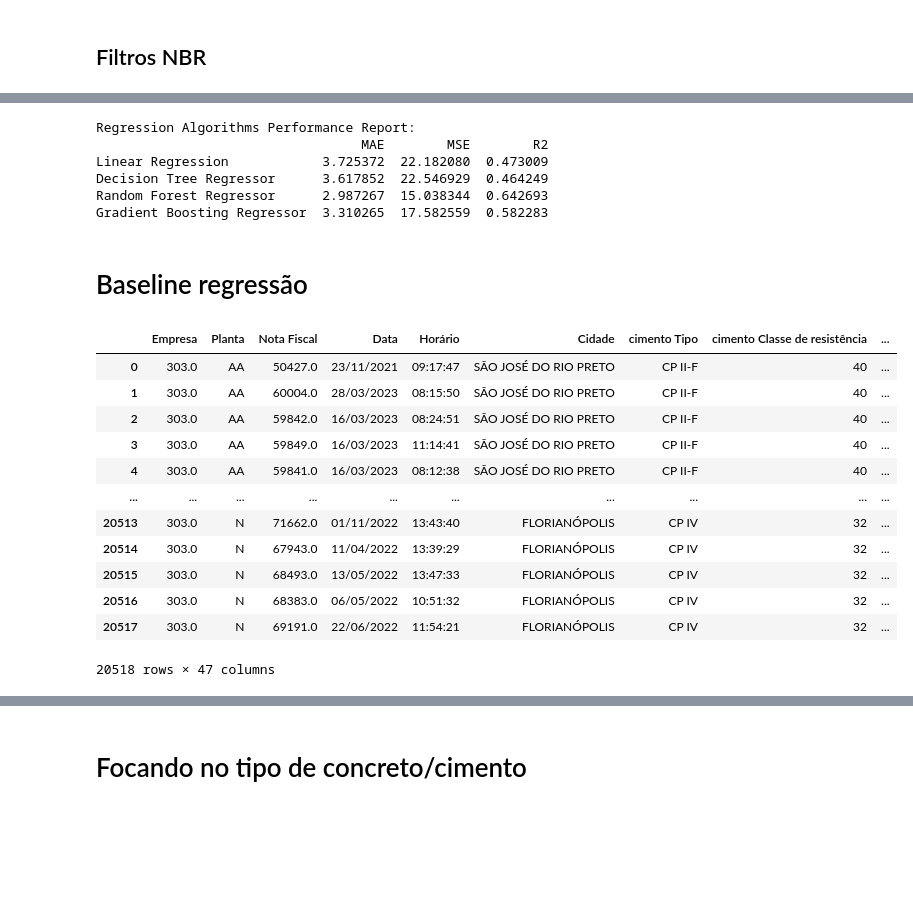
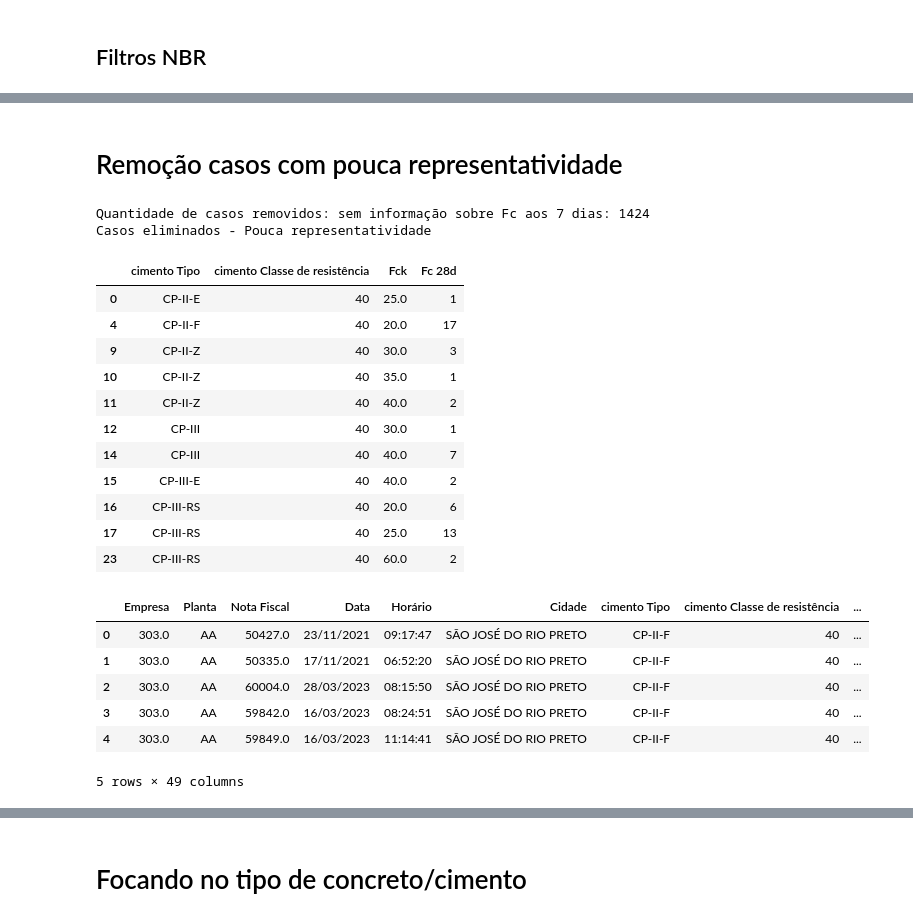
Before and after one commit to arthurhirez/EMBRAPII-Concreto, a Jupyter notebook: Concreto_Pipeline.ipynb, the cells around one changed output, grey strips where cells are left out. Cells and saved outputs as stored; diff of their text form; code cells hidden in the pictures; blank space fills up the shorter version.

```diff
--- a/Concreto_Pipeline.ipynb
+++ b/Concreto_Pipeline.ipynb
@@ -141,7 +86,7 @@ def preprocess_data(data, params_filter, verbose = True):
 # Cria variável 'A/C', converte tipos, aplica filtros que estão nos parâmetros (valores < que)
 df_traco_processed = preprocess_data(data = df_concreto_traco,
                                      params_filter = {},
-                                     verbose = True)
+                                     verbose = False)
 
 df_traco_processed.head()
 # %% [output]
@@ -247,8 +102,9 @@ instances_per_class[instances_per_class['Fck'] > 10].reset_index()
 # %%
 # Remove de acordo com parâmetros, aPlica filtros da norma (fator a/c, resistencia esperada,etc)
 df_traco_processed_NBR = apply_standardization_filter(data = df_traco_processed,
-                                                      remove_params = {})
+                                                      remove_params = {},
+                                                      regression = False)
 
-df_traco_processed_NBR
+df_traco_processed_NBR.head()
 # %% [output]
 Instâncias eliminadas devido não conformidade NBR6118:2023 (relação água/cimento):         15845
@@ -269,38 +118,42 @@ Instâncias eliminadas devido não conformidade resistência especificada:
-# %%
-run_regression_CV(data = df_traco_processed_NBR,
-               drop_columns =  ID_columns + FCK_columns,
-               target = 'Fc 28d')
-# %% [output]
-Regression Algorithms Performance Report:
-                                  MAE        MSE        R2
-Linear Regression            3.725372  22.182080  0.473009
-Decision Tree Regressor      3.617852  22.546929  0.464249
-Random Forest Regressor      2.987267  15.038344  0.642693
-Gradient Boosting Regressor  3.310265  17.582559  0.582283
-# %% [markdown]
-# Baseline regressão
+# %% [markdown]
+# Remoção casos com pouca representatividade
 # %%
-instances_per_class = df_traco_processed_NBR.groupby(['cimento Tipo', 'cimento Classe de resistência', 'Fck']).count()['Fc 28d'].reset_index()
+print(f"Quantidade de casos removidos: sem informação sobre Fc aos 7 dias: {len(df_traco_processed_NBR[df_traco_processed_NBR['Fc 7d'] == 0])}")
+df_traco_processed_fc = df_traco_processed_NBR[df_traco_processed_NBR['Fc 7d'] != 0]
+
+instances_per_class = df_traco_processed_fc.groupby(['cimento Tipo', 'cimento Classe de resistência', 'Fck']).count()['Fc 28d'].reset_index()
+
+print('Casos eliminados - Pouca representatividade')
+display(instances_per_class[instances_per_class['Fc 28d'] < 30].sort_values(by = ['cimento Tipo', 'Fck']))
 
 keep_instances = instances_per_class[instances_per_class['Fc 28d'] > 30].reset_index()
 
-df_traco_processed_NBR = df_traco_processed_NBR.merge(
+df_traco_processed_fc = df_traco_processed_fc.merge(
                                 keep_instances[['cimento Tipo', 'cimento Classe de resistência', 'Fck']],
                                 on=['cimento Tipo', 'cimento Classe de resistência', 'Fck'],
                                 how='inner')
 
-df_traco_processed_NBR
+
+df_traco_processed_fc.head()
 # %% [output]
+Quantidade de casos removidos: sem informação sobre Fc aos 7 dias: 1424
+Casos eliminados - Pouca representatividade
-|  | Empresa | Planta | Nota Fiscal | Data | Horário | Cidade | cimento Tipo | cimento Classe de resistência | ... |
-| 0 | 303.0 | AA | 50427.0 | 23/11/2021 | 09:17:47 | SÃO JOSÉ DO RIO PRETO | CP II-F | 40 | ... |
-| 1 | 303.0 | AA | 60004.0 | 28/03/2023 | 08:15:50 | SÃO JOSÉ DO RIO PRETO | CP II-F | 40 | ... |
-| 2 | 303.0 | AA | 59842.0 | 16/03/2023 | 08:24:51 | SÃO JOSÉ DO RIO PRETO | CP II-F | 40 | ... |
-| 3 | 303.0 | AA | 59849.0 | 16/03/2023 | 11:14:41 | SÃO JOSÉ DO RIO PRETO | CP II-F | 40 | ... |
-| 4 | 303.0 | AA | 59841.0 | 16/03/2023 | 08:12:38 | SÃO JOSÉ DO RIO PRETO | CP II-F | 40 | ... |
-| ... | ... | ... | ... | ... | ... | ... | ... | ... | ... |
-| 20513 | 303.0 | N | 71662.0 | 01/11/2022 | 13:43:40 | FLORIANÓPOLIS | CP IV | 32 | ... |
-| 20514 | 303.0 | N | 67943.0 | 11/04/2022 | 13:39:29 | FLORIANÓPOLIS | CP IV | 32 | ... |
-| 20515 | 303.0 | N | 68493.0 | 13/05/2022 | 13:47:33 | FLORIANÓPOLIS | CP IV | 32 | ... |
-| 20516 | 303.0 | N | 68383.0 | 06/05/2022 | 10:51:32 | FLORIANÓPOLIS | CP IV | 32 | ... |
-| 20517 | 303.0 | N | 69191.0 | 22/06/2022 | 11:54:21 | FLORIANÓPOLIS | CP IV | 32 | ... |
+|  | cimento Tipo | cimento Classe de resistência | Fck | Fc 28d |
+| 0 | CP-II-E | 40 | 25.0 | 1 |
+| 4 | CP-II-F | 40 | 20.0 | 17 |
+| 9 | CP-II-Z | 40 | 30.0 | 3 |
+| 10 | CP-II-Z | 40 | 35.0 | 1 |
+| 11 | CP-II-Z | 40 | 40.0 | 2 |
+| 12 | CP-III | 40 | 30.0 | 1 |
+| 14 | CP-III | 40 | 40.0 | 7 |
+| 15 | CP-III-E | 40 | 40.0 | 2 |
+| 16 | CP-III-RS | 40 | 20.0 | 6 |
+| 17 | CP-III-RS | 40 | 25.0 | 13 |
+| 23 | CP-III-RS | 40 | 60.0 | 2 |
-20518 rows × 47 columns
+|  | Empresa | Planta | Nota Fiscal | Data | Horário | Cidade | cimento Tipo | cimento Classe de resistência | ... |
+| 0 | 303.0 | AA | 50427.0 | 23/11/2021 | 09:17:47 | SÃO JOSÉ DO RIO PRETO | CP-II-F | 40 | ... |
+| 1 | 303.0 | AA | 50335.0 | 17/11/2021 | 06:52:20 | SÃO JOSÉ DO RIO PRETO | CP-II-F | 40 | ... |
+| 2 | 303.0 | AA | 60004.0 | 28/03/2023 | 08:15:50 | SÃO JOSÉ DO RIO PRETO | CP-II-F | 40 | ... |
+| 3 | 303.0 | AA | 59842.0 | 16/03/2023 | 08:24:51 | SÃO JOSÉ DO RIO PRETO | CP-II-F | 40 | ... |
+| 4 | 303.0 | AA | 59849.0 | 16/03/2023 | 11:14:41 | SÃO JOSÉ DO RIO PRETO | CP-II-F | 40 | ... |
+5 rows × 49 columns
```
Also changed, not shown: parts of 54 cells of this notebook, 9 other files.
